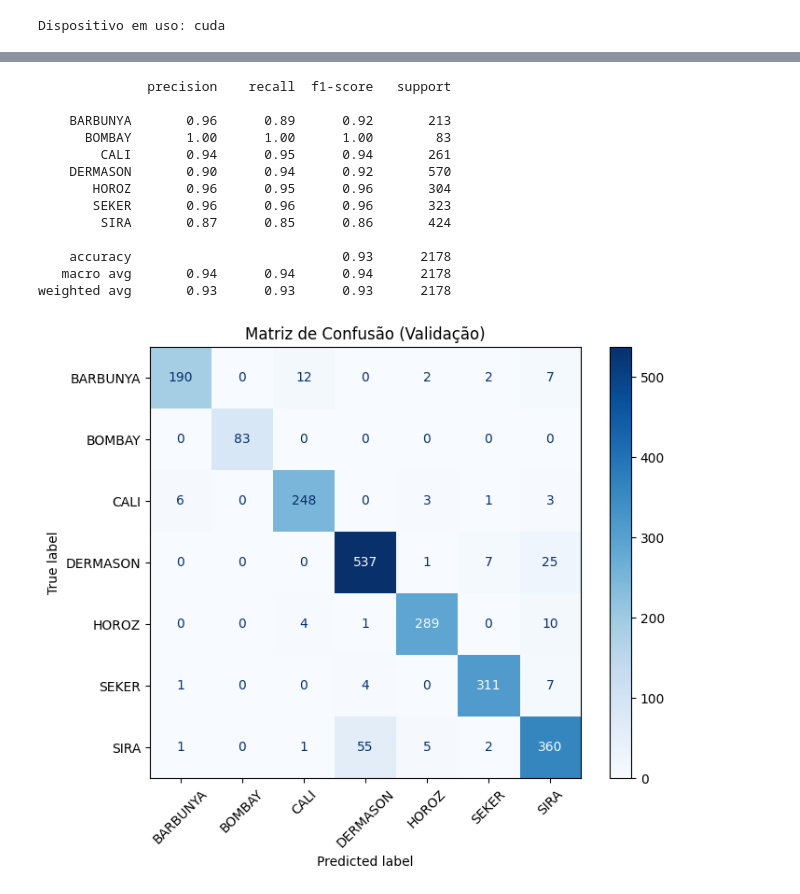
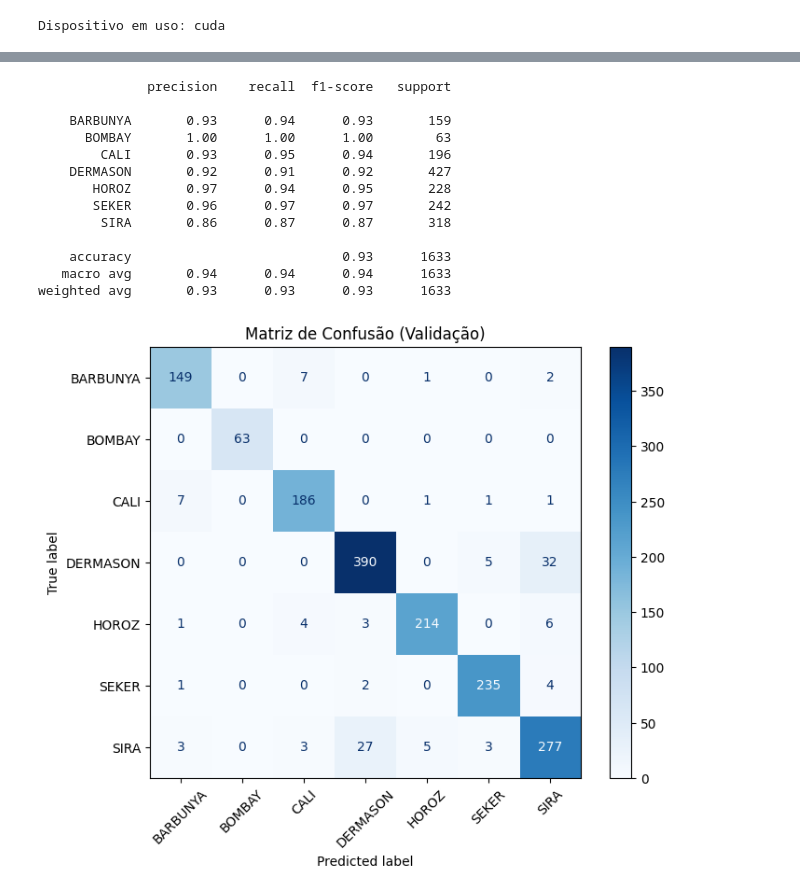
Before and after one commit to Matheus-dCastro/APRENDIZADO-PROFUNDO, a Jupyter notebook: Unidade 01 /01-beans/classificacao de graos.ipynb, the cells around one changed output, grey strips where cells are left out. Cells and saved outputs as stored; diff of their text form; code cells hidden in the pictures.

```diff
--- a/Unidade 01 /01-beans/classificacao de graos.ipynb
+++ b/Unidade 01 /01-beans/classificacao de graos.ipynb
@@ -147,13 +156,19 @@ y_train_tensor = torch.tensor(y_train, dtype=torch.long)
 X_val_tensor = torch.tensor(X_val_scaled, dtype=torch.float32)
 y_val_tensor = torch.tensor(y_val, dtype=torch.long)
 
+X_test_tensor = torch.tensor(X_test_scaled, dtype=torch.float32)
+y_test_tensor = torch.tensor(y_test, dtype=torch.long)
+
 train_dataset = TensorDataset(X_train_tensor, y_train_tensor)
 val_dataset = TensorDataset(X_val_tensor, y_val_tensor)
+test_dataset = TensorDataset(X_test_tensor, y_test_tensor)
 
 BATCH_SIZE = 64
 train_loader = DataLoader(train_dataset, batch_size=BATCH_SIZE, shuffle=True)
 val_loader = DataLoader(val_dataset, batch_size=BATCH_SIZE, shuffle=False)
+test_loader = DataLoader(test_dataset, batch_size=BATCH_SIZE, shuffle=False)
 
 print(f"Batches de treino: {len(train_loader)} (batch_size={BATCH_SIZE})")
 print(f"Batches de validação: {len(val_loader)}")
+print(f"Batches de teste: {len(test_loader)}")
 # %% [output]
@@ -177,7 +193,7 @@ class BeansClassifier(nn.Module):
 
             nn.Linear(64, 32),
             nn.BatchNorm1d(32),
-            nn.GELU(),
+            nn.ReLU(),
             nn.Dropout(dropout_rate),
 
             nn.Linear(32, num_classes)
@@ -198,6 +214,7 @@ EPOCHS = 100
 history = {"train_loss": [], "train_acc": [], "val_loss": [], "val_acc": []}
 best_val_acc = 0.0
 best_model_weights = None
+best_epoch = 1
 
 for epoch in range(1, EPOCHS + 1):
     model.train()
@@ -247,6 +264,7 @@ for epoch in range(1, EPOCHS + 1):
     if epoch_val_acc > best_val_acc:
         best_val_acc = epoch_val_acc
         best_model_weights = model.state_dict().copy()
+        best_epoch = epoch
 
     history["train_loss"].append(epoch_train_loss)
     history["train_acc"].append(epoch_train_acc)
@@ -258,6 +276,6 @@ for epoch in range(1, EPOCHS + 1):
               f"Treino Loss: {epoch_train_loss:.4f}, Acc: {epoch_train_acc*100:.2f}% | "
               f"Val Loss: {epoch_val_loss:.4f}, Acc: {epoch_val_acc*100:.2f}%")
 
-print(f"\n{best_val_acc*100:.2f}%")
+print(f"\nMelhor Acurácia de Validação: {best_val_acc*100:.2f}% na época {best_epoch}")
 model.load_state_dict(best_model_weights)
 # %% [output]
@@ -305,38 +323,60 @@ plt.show()
 # %%
+# Avaliação no conjunto de Validação que representa 15% dos dados do todo
 model.eval()
-all_preds = []
-all_targets = []
+val_preds = []
+val_targets = []
 
 with torch.no_grad():
     for inputs, labels in val_loader:
         inputs = inputs.to(device)
         outputs = model(inputs)
         _, preds = torch.max(outputs, 1)
 
-        all_preds.extend(preds.cpu().numpy())
-        all_targets.extend(labels.numpy())
+        val_preds.extend(preds.cpu().numpy())
+        val_targets.extend(labels.numpy())
 
+print(classification_report(val_targets, val_preds, target_names=encoder.classes_))
 
-print(classification_report(all_targets, all_preds, target_names=encoder.classes_))
-
-cm = confusion_matrix(all_targets, all_preds)
+cm_val = confusion_matrix(val_targets, val_preds)
 fig, ax = plt.subplots(figsize=(8, 6))
-disp = ConfusionMatrixDisplay(confusion_matrix=cm, display_labels=encoder.classes_)
-disp.plot(cmap="Blues", ax=ax, xticks_rotation=45)
+disp_val = ConfusionMatrixDisplay(confusion_matrix=cm_val, display_labels=encoder.classes_)
+disp_val.plot(cmap="Blues", ax=ax, xticks_rotation=45)
 plt.title("Matriz de Confusão (Validação)")
 plt.show()
+
+# Avaliação no conjunto de Teste Interno (15%) - Modelo Treinado em 70%
+test_preds = []
+test_targets = []
+
+with torch.no_grad():
+    for inputs, labels in test_loader:
+        inputs = inputs.to(device)
+        outputs = model(inputs)
+        _, preds = torch.max(outputs, 1)
+
+        test_preds.extend(preds.cpu().numpy())
+        test_targets.extend(labels.numpy())
+
+print(classification_report(test_targets, test_preds, target_names=encoder.classes_))
+
+cm_test = confusion_matrix(test_targets, test_preds)
+fig, ax = plt.subplots(figsize=(8, 6))
+disp_test = ConfusionMatrixDisplay(confusion_matrix=cm_test, display_labels=encoder.classes_)
+disp_test.plot(cmap="Greens", ax=ax, xticks_rotation=45)
+plt.title("Matriz de Confusão (Teste Interno - Modelo com 85% dos dados)")
+plt.show()
 # %% [output]
               precision    recall  f1-score   support
 
-    BARBUNYA       0.96      0.89      0.92       213
-      BOMBAY       1.00      1.00      1.00        83
-        CALI       0.94      0.95      0.94       261
-    DERMASON       0.90      0.94      0.92       570
-       HOROZ       0.96      0.95      0.96       304
-       SEKER       0.96      0.96      0.96       323
-        SIRA       0.87      0.85      0.86       424
+    BARBUNYA       0.93      0.94      0.93       159
+      BOMBAY       1.00      1.00      1.00        63
+        CALI       0.93      0.95      0.94       196
+    DERMASON       0.92      0.91      0.92       427
+       HOROZ       0.97      0.94      0.95       228
+       SEKER       0.96      0.97      0.97       242
+        SIRA       0.86      0.87      0.87       318
 
-    accuracy                           0.93      2178
-   macro avg       0.94      0.94      0.94      2178
-weighted avg       0.93      0.93      0.93      2178
+    accuracy                           0.93      1633
+   macro avg       0.94      0.94      0.94      1633
+weighted avg       0.93      0.93      0.93      1633
-[figure, old version]
+[figure, new version]
```
Also changed, not shown: parts of 12 cells of this notebook.
